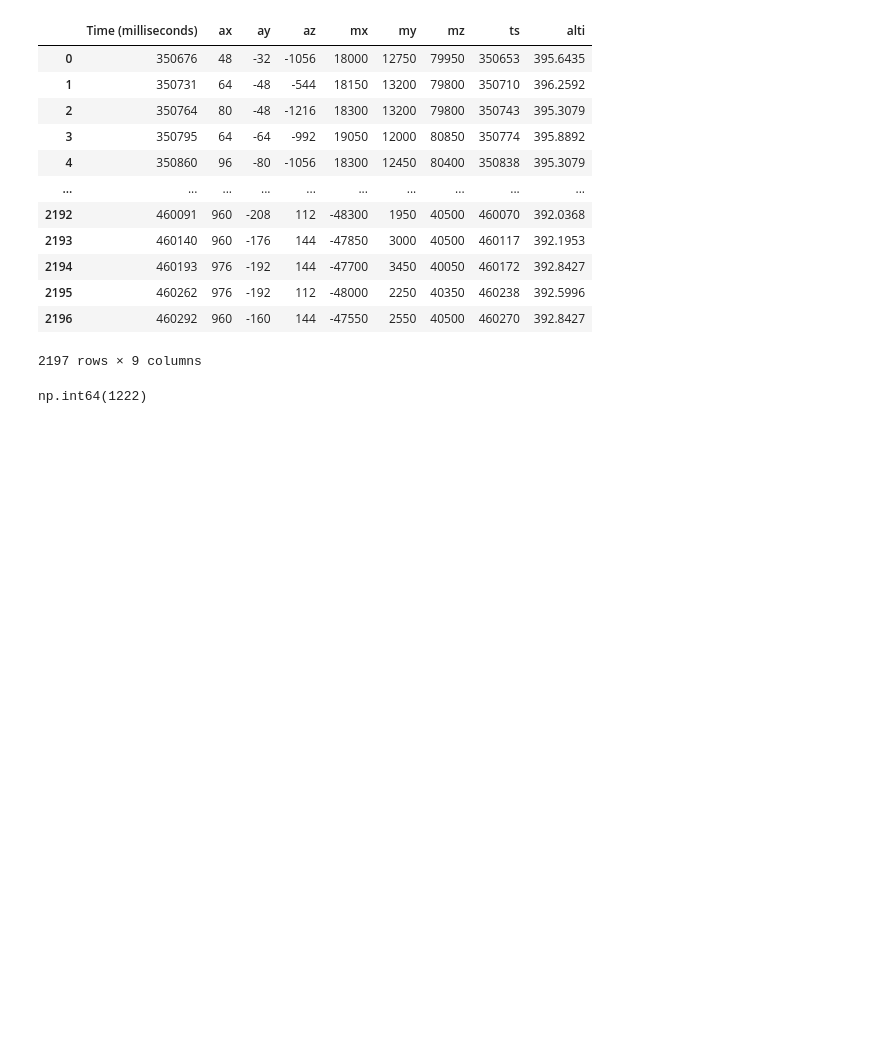
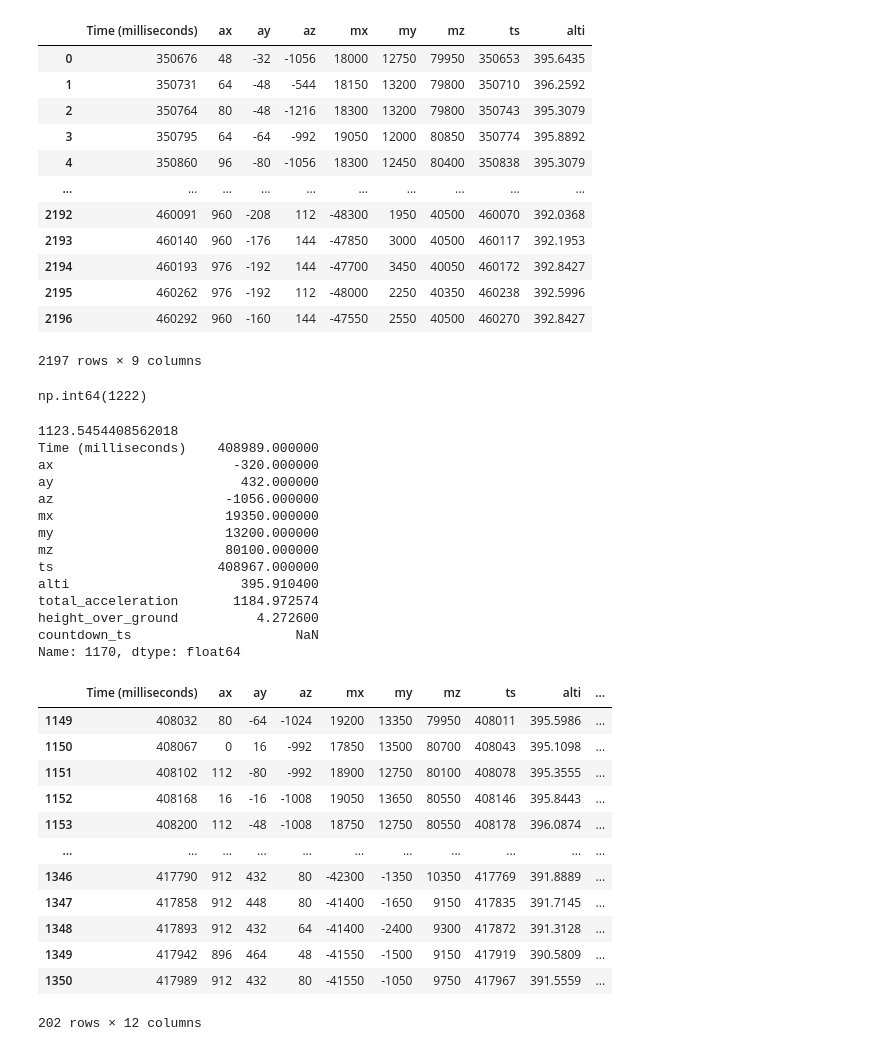
Before and after one commit to tkilla77/ksr_mint_rocketscience, a Jupyter notebook: analysis.ipynb, the cells around one changed output. Cells and saved outputs as stored; diff of their text form; code cells hidden in the pictures; blank space fills up the shorter version.

```diff
--- a/analysis.ipynb
+++ b/analysis.ipynb
@@ -33,6 +33,41 @@ data = data[data['ts'] > 408000]
 data = data[data['ts'] < 418000]
 # %% [output]
 np.int64(1222)
+# %%
+a_baseline = data['total_acceleration'].quantile(0.85)
+print(a_baseline)
+first = data[data['total_acceleration'] > a_baseline].iloc[0]
+print(first)
+data['countdown_ts'] = (data['ts'] - first['ts'])/1000
+data
+# %% [output]
+1123.5454408562018
+Time (milliseconds)    408989.000000
+ax                       -320.000000
+ay                        432.000000
+az                      -1056.000000
+mx                      19350.000000
+my                      13200.000000
+mz                      80100.000000
+ts                     408967.000000
+alti                      395.910400
+total_acceleration       1184.972574
+height_over_ground          4.272600
+countdown_ts                     NaN
+Name: 1170, dtype: float64
+|  | Time (milliseconds) | ax | ay | az | mx | my | mz | ts | alti | ... |
+| 1149 | 408032 | 80 | -64 | -1024 | 19200 | 13350 | 79950 | 408011 | 395.5986 | ... |
+| 1150 | 408067 | 0 | 16 | -992 | 17850 | 13500 | 80700 | 408043 | 395.1098 | ... |
+| 1151 | 408102 | 112 | -80 | -992 | 18900 | 12750 | 80100 | 408078 | 395.3555 | ... |
+| 1152 | 408168 | 16 | -16 | -1008 | 19050 | 13650 | 80550 | 408146 | 395.8443 | ... |
+| 1153 | 408200 | 112 | -48 | -1008 | 18750 | 12750 | 80550 | 408178 | 396.0874 | ... |
+| ... | ... | ... | ... | ... | ... | ... | ... | ... | ... | ... |
+| 1346 | 417790 | 912 | 432 | 80 | -42300 | -1350 | 10350 | 417769 | 391.8889 | ... |
+| 1347 | 417858 | 912 | 448 | 80 | -41400 | -1650 | 9150 | 417835 | 391.7145 | ... |
+| 1348 | 417893 | 912 | 432 | 64 | -41400 | -2400 | 9300 | 417872 | 391.3128 | ... |
+| 1349 | 417942 | 896 | 464 | 48 | -41550 | -1500 | 9150 | 417919 | 390.5809 | ... |
+| 1350 | 417989 | 912 | 432 | 80 | -41550 | -1050 | 9750 | 417967 | 391.5559 | ... |
+202 rows × 12 columns
 # %%
 import matplotlib.pyplot as plt
 
```
Also changed, not shown: parts of 1 cell of this notebook.
